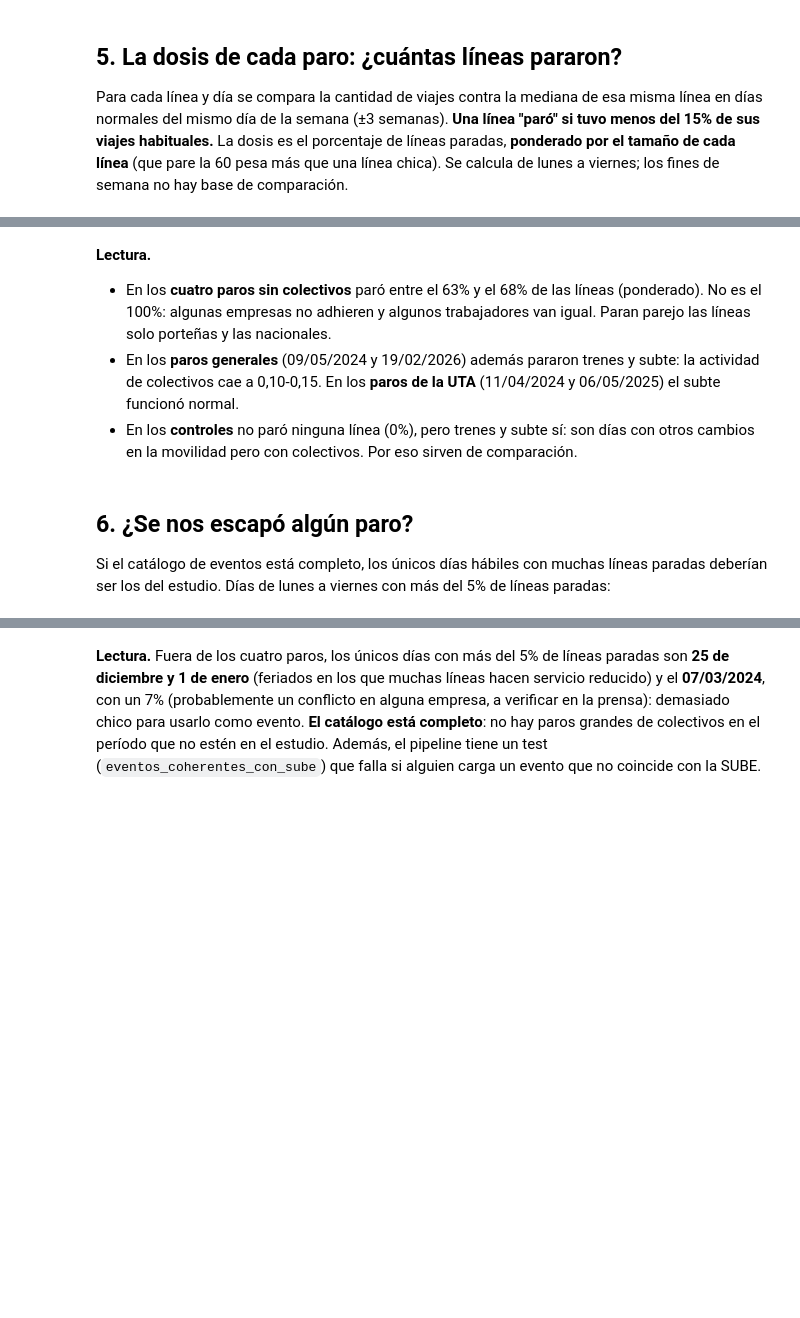
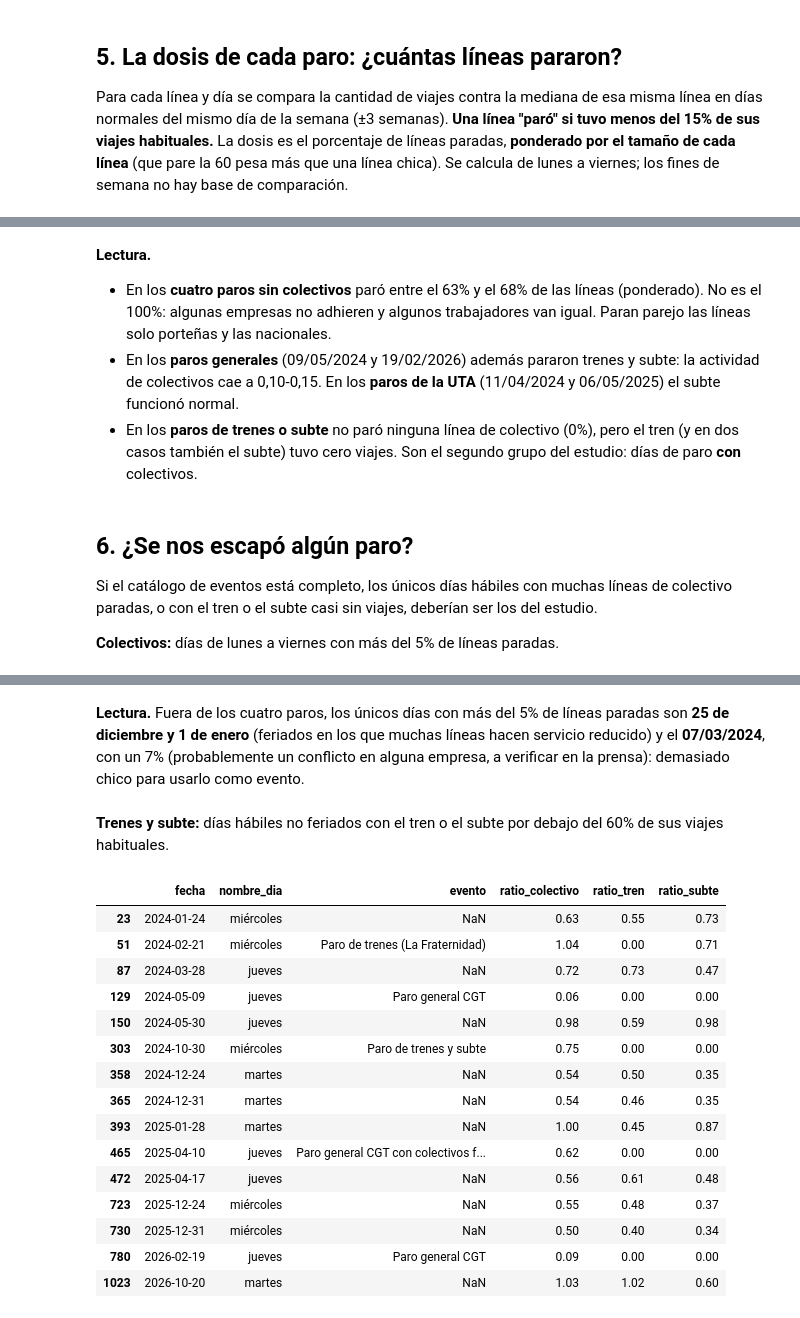
Before and after one commit to ezequielmaranda/nox-ciudad, a Jupyter notebook: analysis/02_eda_sube.ipynb, the cells around one changed output, grey strips where cells are left out. Drawn from its saved outputs; the diff is of its cells as text; code cells hidden in the pictures; blank space fills up the shorter version.

```diff
--- a/analysis/02_eda_sube.ipynb
+++ b/analysis/02_eda_sube.ipynb
@@ -255,13 +256,15 @@ plt.tight_layout()
   las nacionales.
 - En los **paros generales** (09/05/2024 y 19/02/2026) además pararon trenes y subte: la actividad de colectivos
   cae a 0,10-0,15. En los **paros de la UTA** (11/04/2024 y 06/05/2025) el subte funcionó normal.
-- En los **controles** no paró ninguna línea (0%), pero trenes y subte sí: son días con otros cambios en la
-  movilidad pero con colectivos. Por eso sirven de comparación.
+- En los **paros de trenes o subte** no paró ninguna línea de colectivo (0%), pero el tren (y en dos casos también
+  el subte) tuvo cero viajes. Son el segundo grupo del estudio: días de paro **con** colectivos.
 # %% [markdown]
 ## 6. ¿Se nos escapó algún paro?
 
-Si el catálogo de eventos está completo, los únicos días hábiles con muchas líneas paradas deberían ser los
-del estudio. Días de lunes a viernes con más del 5% de líneas paradas:
+Si el catálogo de eventos está completo, los únicos días hábiles con muchas líneas de colectivo paradas, o con el
+tren o el subte casi sin viajes, deberían ser los del estudio.
+
+**Colectivos:** días de lunes a viernes con más del 5% de líneas paradas.
 # %%
 (s[(s.pct_lineas_paradas_ponderado > 5)]
    .sort_values("pct_lineas_paradas_ponderado", ascending=False)
@@ -283,6 +286,27 @@ del estudio. Días de lunes a viernes con más del 5% de líneas paradas:
 # %% [markdown]
 **Lectura.** Fuera de los cuatro paros, los únicos días con más del 5% de líneas paradas son **25 de diciembre
 y 1 de enero** (feriados en los que muchas líneas hacen servicio reducido) y el **07/03/2024**, con un 7%
-(probablemente un conflicto en alguna empresa, a verificar en la prensa): demasiado chico para usarlo como evento. **El catálogo está completo**:
-no hay paros grandes de colectivos en el período que no estén en el estudio. Además, el pipeline tiene un
-test (`eventos_coherentes_con_sube`) que falla si alguien carga un evento que no coincide con la SUBE.
+(probablemente un conflicto en alguna empresa, a verificar en la prensa): demasiado chico para usarlo como evento.
+# %% [markdown]
+**Trenes y subte:** días hábiles no feriados con el tren o el subte por debajo del 60% de sus viajes habituales.
+# %%
+(s[(s.tipo_dia == "hábil") & ((s.ratio_tren < 0.6) | (s.ratio_subte < 0.6))]
+   [["fecha", "nombre_dia", "evento", "ratio_colectivo", "ratio_tren", "ratio_subte"]]
+   .round({"ratio_colectivo": 2, "ratio_tren": 2, "ratio_subte": 2}))
+# %% [output]
+|  | fecha | nombre_dia | evento | ratio_colectivo | ratio_tren | ratio_subte |
+| 23 | 2024-01-24 | miércoles | NaN | 0.63 | 0.55 | 0.73 |
+| 51 | 2024-02-21 | miércoles | Paro de trenes (La Fraternidad) | 1.04 | 0.00 | 0.71 |
+| 87 | 2024-03-28 | jueves | NaN | 0.72 | 0.73 | 0.47 |
+| 129 | 2024-05-09 | jueves | Paro general CGT | 0.06 | 0.00 | 0.00 |
+| 150 | 2024-05-30 | jueves | NaN | 0.98 | 0.59 | 0.98 |
+| 303 | 2024-10-30 | miércoles | Paro de trenes y subte | 0.75 | 0.00 | 0.00 |
+| 358 | 2024-12-24 | martes | NaN | 0.54 | 0.50 | 0.35 |
+| 365 | 2024-12-31 | martes | NaN | 0.54 | 0.46 | 0.35 |
+| 393 | 2025-01-28 | martes | NaN | 1.00 | 0.45 | 0.87 |
+| 465 | 2025-04-10 | jueves | Paro general CGT con colectivos f... | 0.62 | 0.00 | 0.00 |
+| 472 | 2025-04-17 | jueves | NaN | 0.56 | 0.61 | 0.48 |
+| 723 | 2025-12-24 | miércoles | NaN | 0.55 | 0.48 | 0.37 |
+| 730 | 2025-12-31 | miércoles | NaN | 0.50 | 0.40 | 0.34 |
+| 780 | 2026-02-19 | jueves | Paro general CGT | 0.09 | 0.00 | 0.00 |
+| 1023 | 2026-10-20 | martes | NaN | 1.03 | 1.02 | 0.60 |
```
Also changed, not shown: parts of 10 cells of this notebook, 12 other files.
